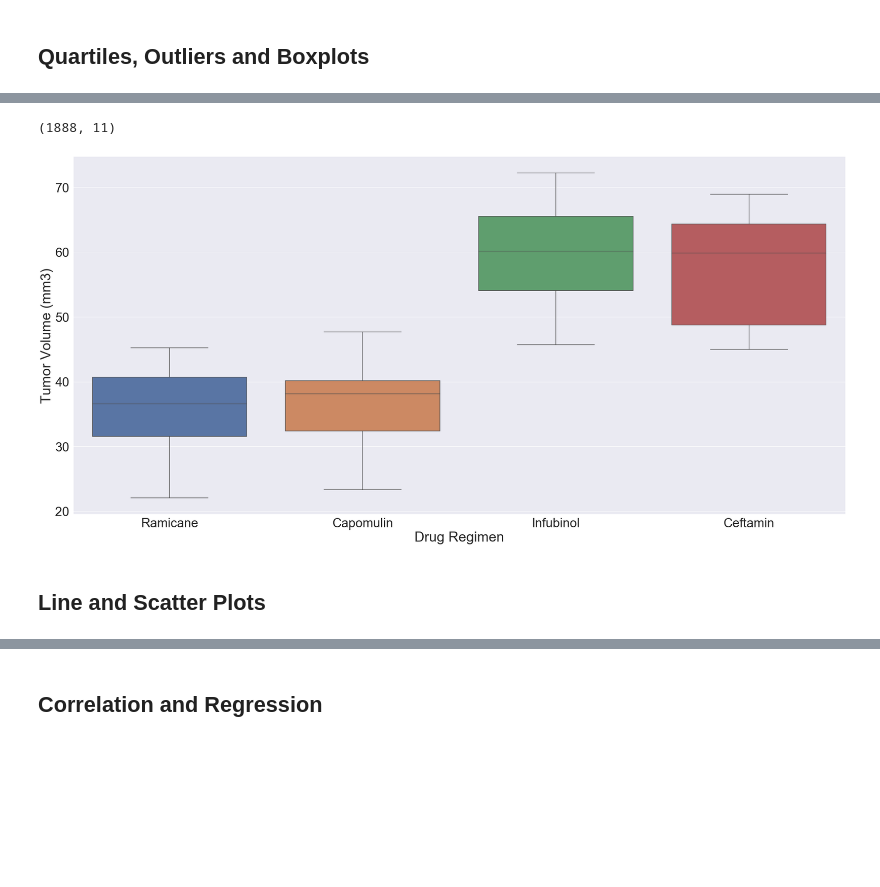
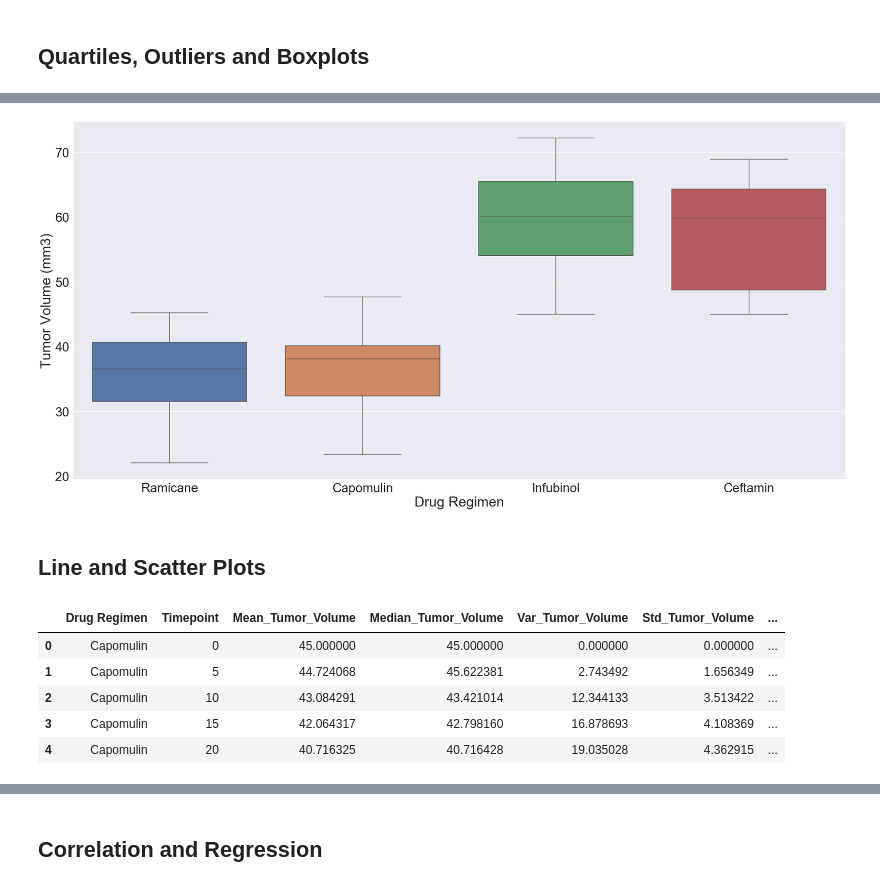
Before and after one commit to MimiBebe/Matplotlib_Challenge, a Jupyter notebook: Instructions/Pymaceuticals/pymaceuticals_ChiTran.ipynb, the cells around one changed output, grey strips where cells are left out. Drawn from its saved outputs; the diff is of its cells as text; code cells hidden in the pictures; blank space fills up the shorter version.

```diff
--- a/Instructions/Pymaceuticals/pymaceuticals_ChiTran.ipynb
+++ b/Instructions/Pymaceuticals/pymaceuticals_ChiTran.ipynb
@@ -148,0 +117,11 @@ fig1 = sns.catplot(x = "Drug Regimen",       # x variable name
+# %%
+# pie chart for each treatment
+# 10 pie total for 10 drugs
+genderStatsByDrug = masterDf.loc[masterDf["Timepoint"]==0]
+genderStatsByDrug = genderStatsByDrug[["Drug Regimen","Sex","Mouse ID"]].groupby(["Drug Regimen","Sex"])\
+                    .agg(Number_of_Mice=("Mouse ID", 'nunique')).reset_index("Drug Regimen").reset_index("Sex")
+# plot
+sns.set(font_scale=2)
+fig2 = genderStatsByDrug.pivot("Sex","Drug Regimen","Number_of_Mice").plot.pie(subplots=True, legend=False, autopct='%.1f%%',figsize=(35,35))
+plt. tight_layout()
+plt.show()
@@ -182,0 +192,6 @@ genderDf.Sex.value_counts().plot(kind='pie',autopct='%.1f%%',startangle=45,figsi
+# %%
+# Remove outlier
+dfWithoutlOutlier = dfWithOutlierFlag.loc[dfWithOutlierFlag["isOutlier"]==False]
+print(f"{dfWithoutlOutlier.shape}")
+dfWithoutlOutlier.head(10)
+# 5 outliers are removed
@@ -183,28 +211,24 @@ genderDf.Sex.value_counts().plot(kind='pie',autopct='%.1f%%',startangle=45,figsi
 # %%
-# get max timepoint for each mouse
-maxTimepointDf = masterDf[["Mouse ID","Timepoint"]].groupby(["Mouse ID"])\
+# Generate a box plot of the final tumor volume of each mouse across four regimens of interest
+maxTimepointDf = dfWithoutlOutlier [["Mouse ID","Timepoint"]].groupby(["Mouse ID"])\
                     .agg( Max_Timepoint=("Timepoint","max")).reset_index()
-newMasterDf = pd.merge(left=masterDf,right=maxTimepointDf, how='outer')
+newMasterDf = pd.merge(left=dfWithoutlOutlier ,right=maxTimepointDf, how='outer')
 
-# check to see if join properly
-print(f"{newMasterDf.shape}")
+# Interested Regimen
+drugList = ["Capomulin", "Ramicane", "Infubinol","Ceftamin"]
+filterDf = newMasterDf[newMasterDf["Drug Regimen"].isin(drugList)]
+filterDf = filterDf.loc[filterDf["Timepoint"] == filterDf["Max_Timepoint"],:]
-# %% [output]
-(1888, 11)
 # %%
-
-drugList = ["Capomulin", "Ramicane", "Infubinol","Ceftamin"]
-filterDf = newMasterDf[newMasterDf["Drug Regimen"].isin(drugList)]
-filterDf = filterDf.loc[filterDf["Timepoint"] == filterDf["Max_Timepoint"],:]
-
 sns.set(font_scale=3)
-# flierprops = dict(markerfacecolor='0.75', markersize=5,linestyle='none')
+flierprops = dict(markerfacecolor='r', markersize=15, marker='s')
 fig4 = sns.catplot(x = "Drug Regimen",       # x variable name
             y = "Tumor Volume (mm3)",       # y variable name
             data = filterDf,               # dataframe to plot
             kind = "box",
-            showfliers=False,
-#             flierprops=flierprops,
+            showfliers=True,
+            flierprops=flierprops,
             height=15,
-            aspect=2)               # size
+            aspect=2)
+# No outlier!
 # %% [output]
-[figure, old version]
+[figure, new version]
@@ -244,0 +237,22 @@ fig4 = sns.catplot(x = "Drug Regimen",       # x variable name
+# %%
+# The ask is Generate a line plot of tumor volume vs. timepoint for a mouse treated with Capomulin
+# I don't think fitting a line for 1 mouse for Capomulin tell a story
+# instead, I am going to try line regression using data with outlier removed from above
+
+sumStatsByTimePointWithoutOutlier =dfWithoutlOutlier[["Drug Regimen","Timepoint","Tumor Volume (mm3)","Male","Female","Mouse ID"]]\
+                .groupby(["Drug Regimen","Timepoint"]).agg( Mean_Tumor_Volume=("Tumor Volume (mm3)","mean"),\
+                                                Median_Tumor_Volume=("Tumor Volume (mm3)","median"),\
+                                                Var_Tumor_Volume=("Tumor Volume (mm3)","var"),\
+                                                Std_Tumor_Volume=("Tumor Volume (mm3)","std"),\
+                                                Sem_Tumor_Volume=("Tumor Volume (mm3)","sem"),\
+                                                Number_of_Mice=("Mouse ID", 'nunique'),\
+                                                Number_of_Male =("Male",'sum'),\
+                                                Number_of_Female=("Female",'sum')).reset_index("Timepoint").reset_index("Drug Regimen")
+sumStatsByTimePointWithoutOutlier.head()
+# %% [output]
+|  | Drug Regimen | Timepoint | Mean_Tumor_Volume | Median_Tumor_Volume | Var_Tumor_Volume | Std_Tumor_Volume | ... |
+| 0 | Capomulin | 0 | 45.000000 | 45.000000 | 0.000000 | 0.000000 | ... |
+| 1 | Capomulin | 5 | 44.724068 | 45.622381 | 2.743492 | 1.656349 | ... |
+| 2 | Capomulin | 10 | 43.084291 | 43.421014 | 12.344133 | 3.513422 | ... |
+| 3 | Capomulin | 15 | 42.064317 | 42.798160 | 16.878693 | 4.108369 | ... |
+| 4 | Capomulin | 20 | 40.716325 | 40.716428 | 19.035028 | 4.362915 | ... |
```
Also changed, not shown: parts of 37 cells of this notebook, 1 other file.
